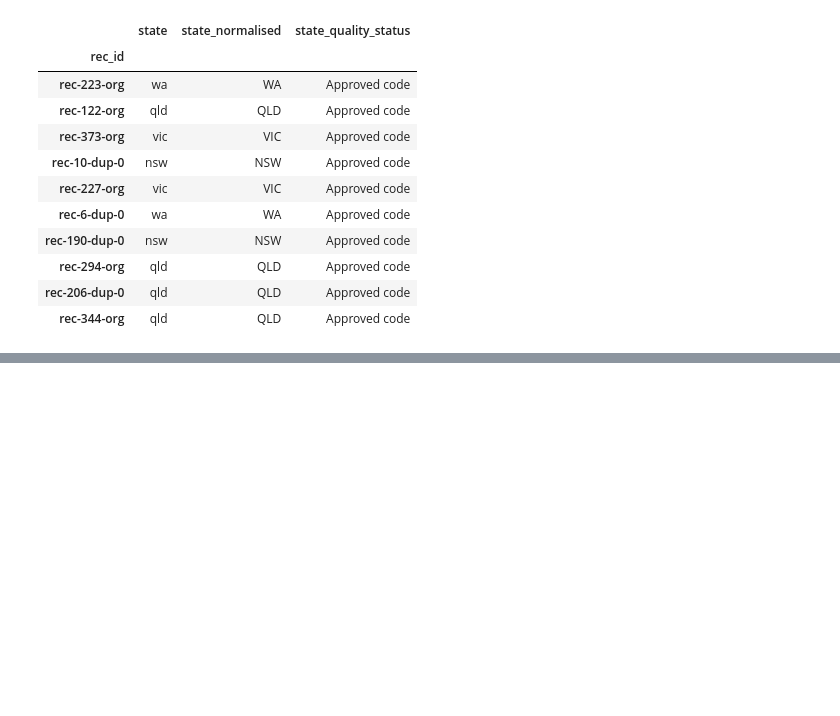
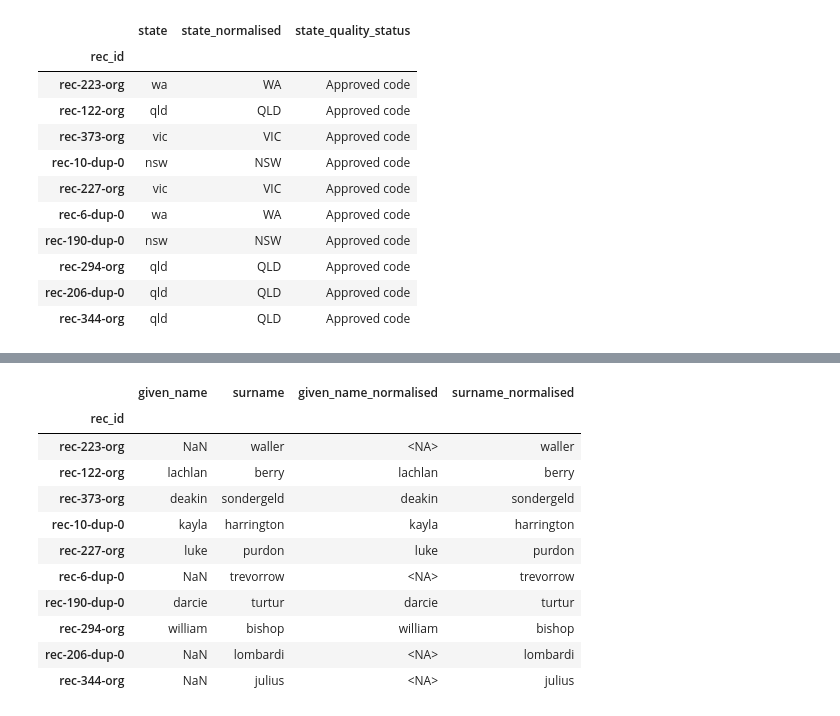
Before and after one commit to WaleBalogunK/Repository-name-entity-resolution-golden-record-lab, a Jupyter notebook: notebooks/01_data_acquisition_and_initial_audit.ipynb, the cells around one changed output, grey strips where cells are left out. Cells and saved outputs as stored; diff of their text form; code cells hidden in the pictures; blank space fills up the shorter version.

```diff
--- a/notebooks/01_data_acquisition_and_initial_audit.ipynb
+++ b/notebooks/01_data_acquisition_and_initial_audit.ipynb
@@ -1501,0 +1508,27 @@ febrl_audit[
+# %%
+name_audit = febrl_records[
+    ["given_name", "surname"]
+].copy()
+
+for column in ["given_name", "surname"]:
+    name_audit[f"{column}_normalised"] = (
+        name_audit[column]
+        .astype("string")
+        .str.strip()
+        .str.lower()
+    )
+
+name_audit.head(10)
+# %% [output]
+|  | given_name | surname | given_name_normalised | surname_normalised |
+| rec_id |  |  |  |  |
+| rec-223-org | NaN | waller | <NA> | waller |
+| rec-122-org | lachlan | berry | lachlan | berry |
+| rec-373-org | deakin | sondergeld | deakin | sondergeld |
+| rec-10-dup-0 | kayla | harrington | kayla | harrington |
+| rec-227-org | luke | purdon | luke | purdon |
+| rec-6-dup-0 | NaN | trevorrow | <NA> | trevorrow |
+| rec-190-dup-0 | darcie | turtur | darcie | turtur |
+| rec-294-org | william | bishop | william | bishop |
+| rec-206-dup-0 | NaN | lombardi | <NA> | lombardi |
+| rec-344-org | NaN | julius | <NA> | julius |
```
Also changed, not shown: parts of 7 cells of this notebook.
